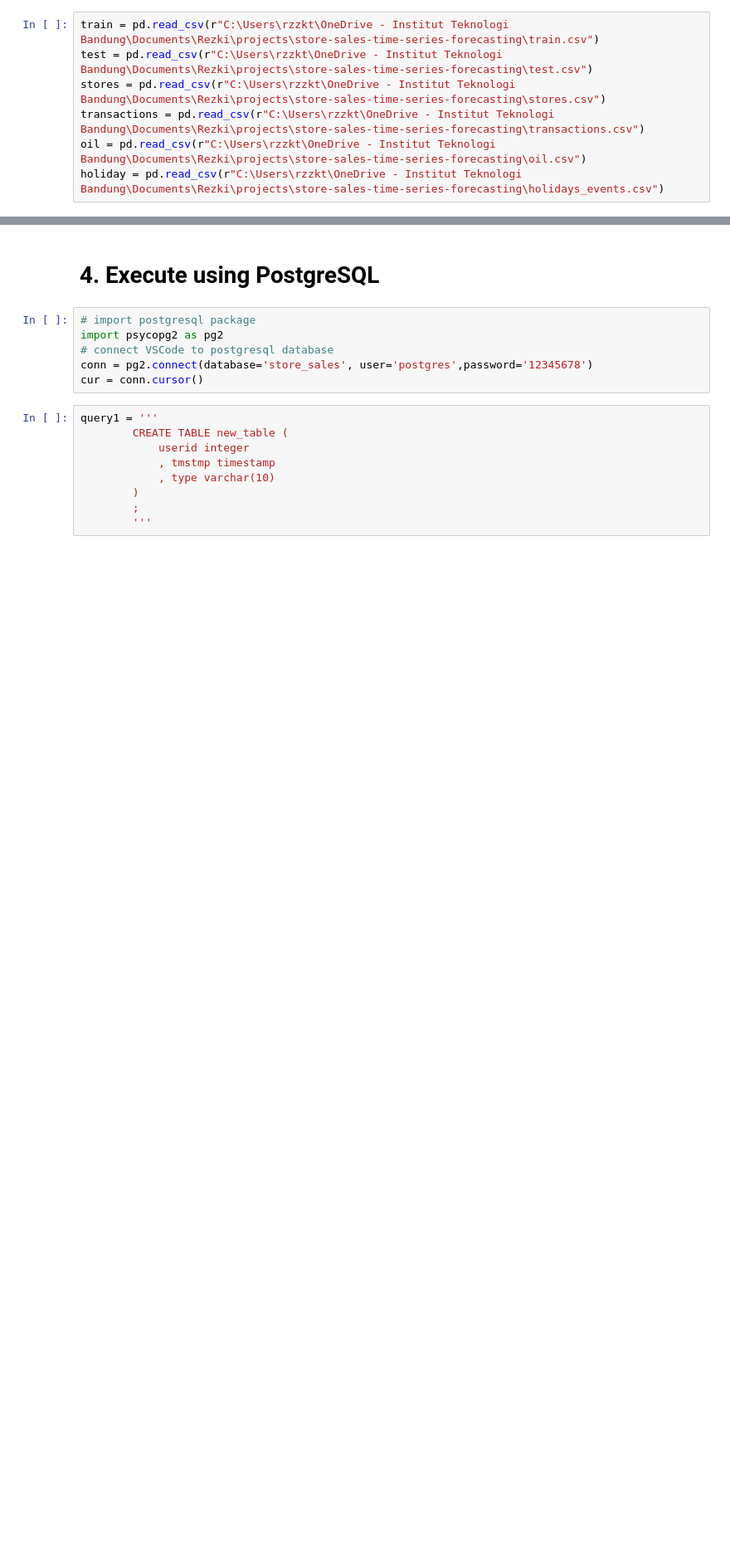
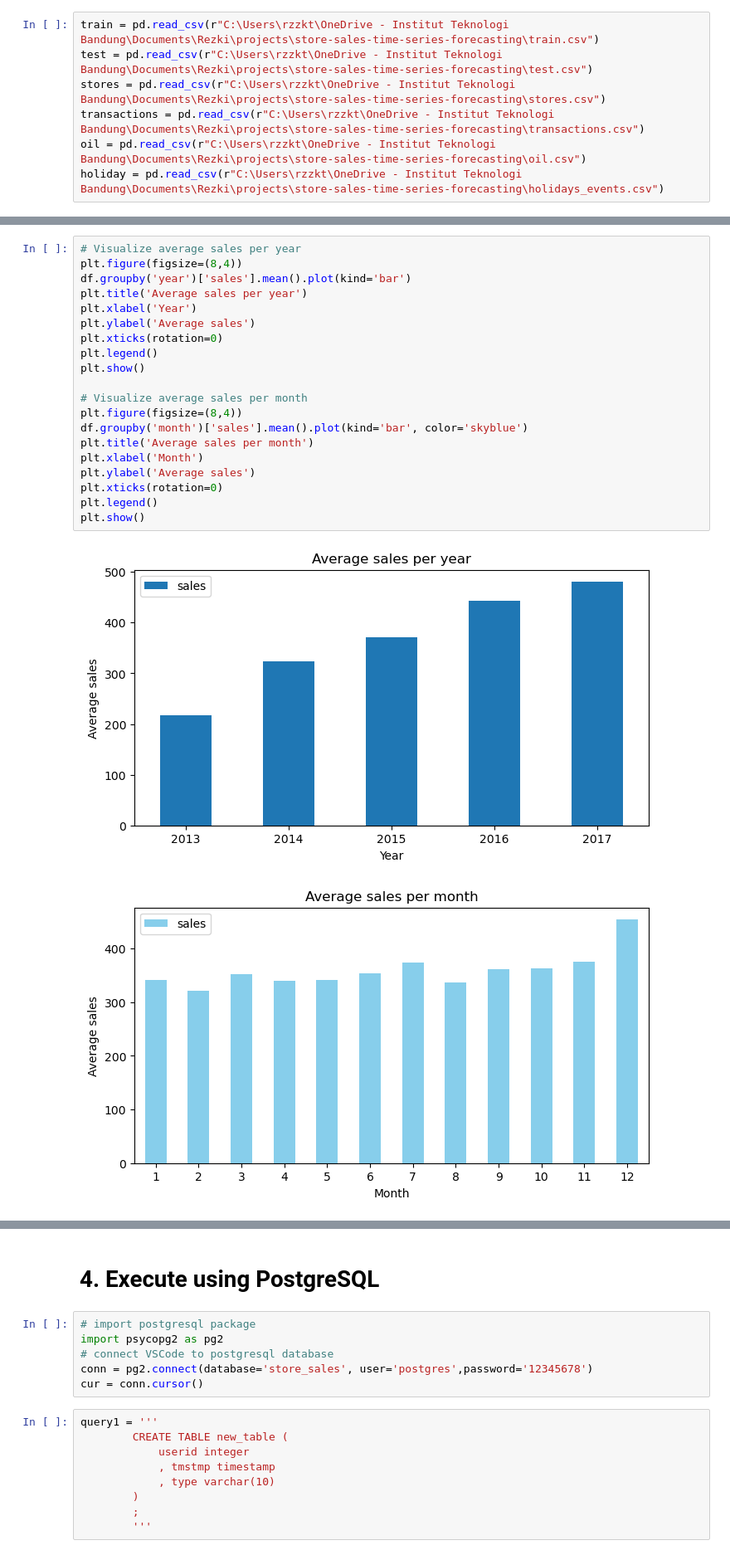
Before and after one commit to Rezkitasyarihna/store_sales_prediction, a Jupyter notebook: store_sales.ipynb, the cells around one changed output, grey strips where cells are left out. Shown at 83% size. Cells and saved outputs as stored; diff of their text form; blank space fills up the shorter version.

```diff
--- a/store_sales.ipynb
+++ b/store_sales.ipynb
@@ -113,0 +100,23 @@ test['year']=pd.to_datetime(test['date']).dt.year
+# %%
+# Visualize average sales per year
+plt.figure(figsize=(8,4))
+df.groupby('year')['sales'].mean().plot(kind='bar')
+plt.title('Average sales per year')
+plt.xlabel('Year')
+plt.ylabel('Average sales')
+plt.xticks(rotation=0)
+plt.legend()
+plt.show()
+
+# Visualize average sales per month
+plt.figure(figsize=(8,4))
+df.groupby('month')['sales'].mean().plot(kind='bar', color='skyblue')
+plt.title('Average sales per month')
+plt.xlabel('Month')
+plt.ylabel('Average sales')
+plt.xticks(rotation=0)
+plt.legend()
+plt.show()
+# %% [output]
+[figure, added]
+[figure, added]
```
Also changed, not shown: parts of 18 cells of this notebook.
